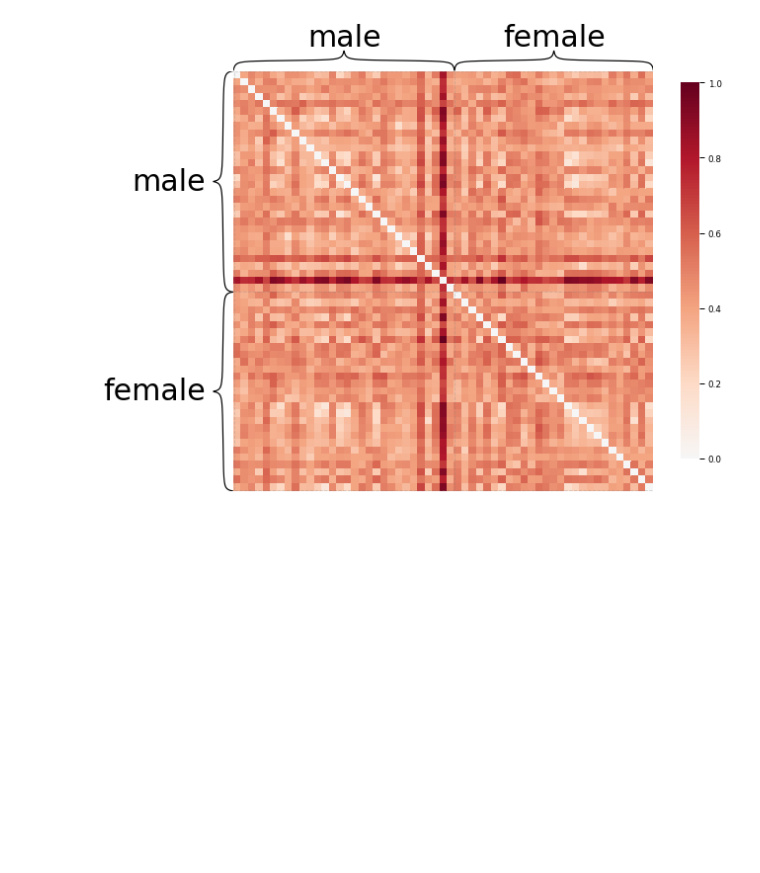
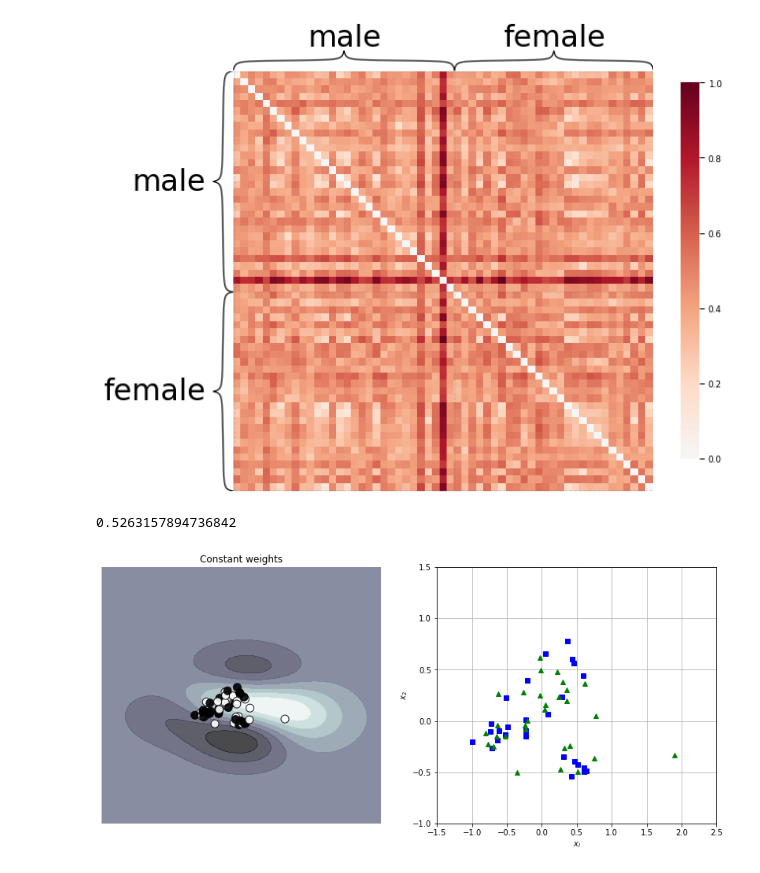
Before and after one commit to NeuroDataDesign/hyppo-2021-2022, a Jupyter notebook: Yingheng_Wang/simulation_BNU1.ipynb, the cells around one changed output. Cells and saved outputs as stored; diff of their text form; code cells hidden in the pictures; blank space fills up the shorter version.

```diff
--- a/Yingheng_Wang/simulation_BNU1.ipynb
+++ b/Yingheng_Wang/simulation_BNU1.ipynb
@@ -149,12 +150,14 @@ print(omni_embedding.shape)
 # %%
 from graspologic.embed import ClassicalMDS
 from graspologic.plot import heatmap
+from sklearn.preprocessing import PolynomialFeatures
 
 # Further reduce embedding dimensionality using cMDS
 cmds = ClassicalMDS(2)
-cmds_embedding = cmds.fit_transform(omni_embedding)
-cmds_embedding = pd.DataFrame(cmds_embedding, columns=["Dimension 1", "Dimension 2"])
+cmds_embedding_ = cmds.fit_transform(omni_embedding)
+cmds_embedding = pd.DataFrame(cmds_embedding_, columns=["Dimension 1", "Dimension 2"])
 cmds_embedding["Gender"] = labels
+degree_nodal_covariates = PolynomialFeatures(degree=6)
 
 # Embedding visualization
 sns.scatterplot(
@@ -177,3 +180,62 @@ plt.show()
 # %% [output]
 [figure]
 [figure]
+# %%
+from sklearn.pipeline import Pipeline
+from sklearn.preprocessing import StandardScaler, LabelBinarizer
+X = cmds_embedding_.reshape(omni_embedding.shape[0], -1)
+one_hot = LabelBinarizer()
+labels = np.array(labels)
+y = one_hot.fit_transform(labels)
+
+def plot_dataset(X, y, axes):
+    plt.plot( X[:,0][y==0], X[:,1][y==0], "bs" )
+    plt.plot( X[:,0][y==1], X[:,1][y==1], "g^" )
+    plt.axis( axes )
+    plt.grid( True, which="both" )
+    plt.xlabel(r"$x_l$")
+    plt.ylabel(r"$x_2$")
+
+def plot_predict(clf, axes):
+    x0s = np.linspace(axes[0], axes[1], 100)
+    x1s = np.linspace(axes[2], axes[3], 100)
+    x0, x1 = np.meshgrid( x0s, x1s )
+    X = np.c_[x0.ravel(), x1.ravel()]
+    y_pred = clf.predict( X )
+    y_decision = clf.decision_function( X )
+    y_pred_ = np.array(y_pred).reshape[-1, 1]
+    plt.contour( x0, x1, y_pred_, cmap=plt.cm.winter, alpha=0.5 )
+    plt.contour( x0, x1, y_decision, cmap=plt.cm.winter, alpha=0.2 )
+
+def plot_decision_function(classifier, sample_weight, axis, title):
+    # plot the decision function
+    xx, yy = np.meshgrid(np.linspace(-4, 5, 500), np.linspace(-4, 5, 500)) # 网格矩阵
+
+    Z = classifier.decision_function(np.c_[xx.ravel(), yy.ravel()]) #
+    Z = Z.reshape(xx.shape)
+
+    # plot the line, the points, and the nearest vectors to the plane
+    axis.contourf(xx, yy, Z, alpha=0.75, cmap=plt.cm.bone)
+    axis.scatter(X[:, 0], X[:, 1], c=y, s=100 * sample_weight, alpha=0.9,
+                 cmap=plt.cm.bone, edgecolors='black')
+
+    axis.axis('off')
+    axis.set_title(title)
+
+from sklearn.svm import SVC
+clf = Pipeline([ ('scaler', StandardScaler()),
+                 ('svm_clf', SVC(kernel="rbf", gamma=0.1, C=0.001))
+               ])
+clf.fit(X, y)
+pred = clf.predict(X)
+decision=clf.decision_function(X)
+fig, axes = plt.subplots(1, 2, figsize=(14, 6))
+sample_weight_constant = np.ones(len(X))
+plot_decision_function(clf, sample_weight_constant, axes[0],
+                       "Constant weights")
+y_ = y.flatten()
+plot_dataset( X, y_, [-1.5, 2.5, -1, 1.5] )
+print(accuracy_score(pred, y))
+# %% [output]
+0.5263157894736842
+[figure, added]
```
Also changed, not shown: parts of 2 cells of this notebook.
